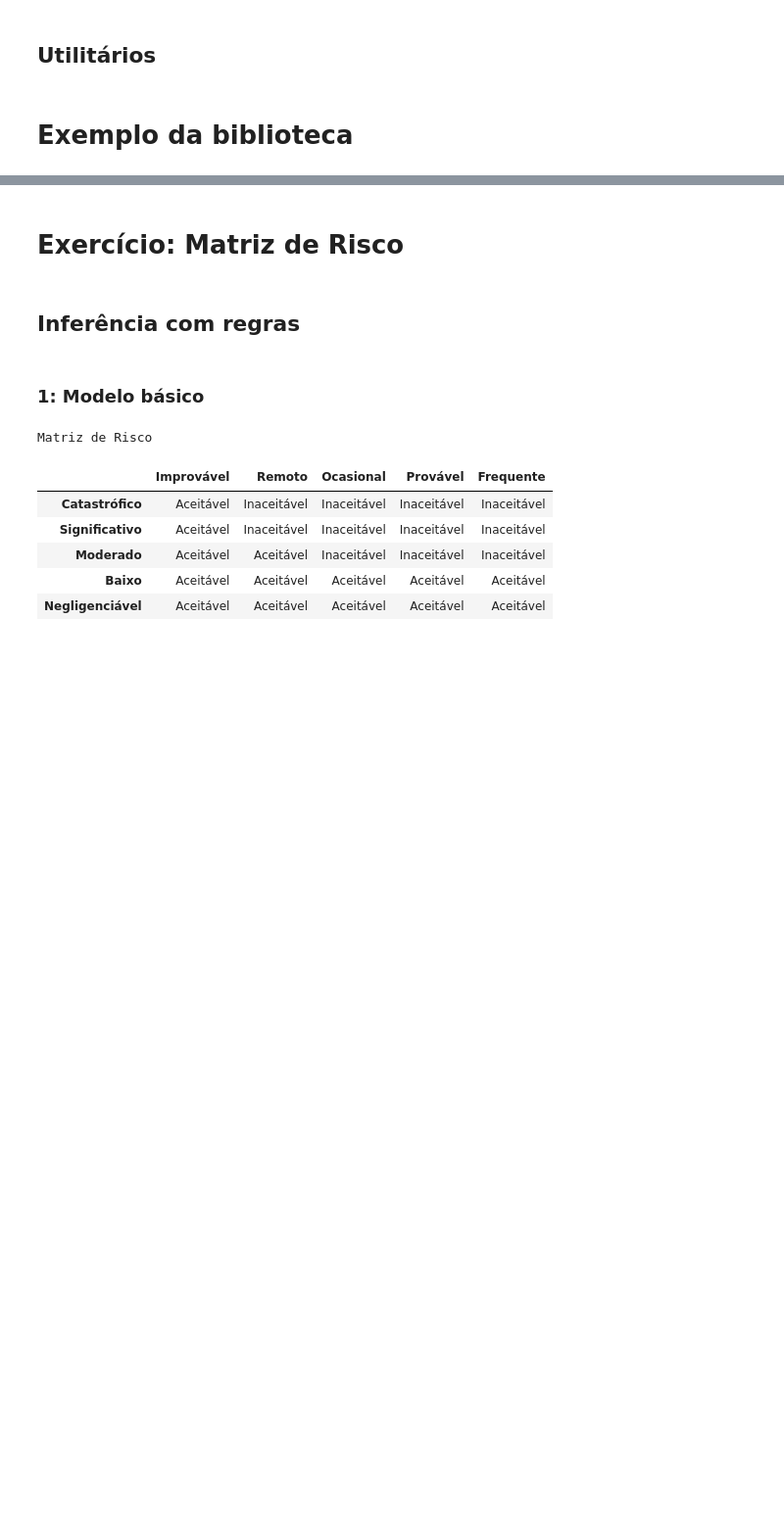
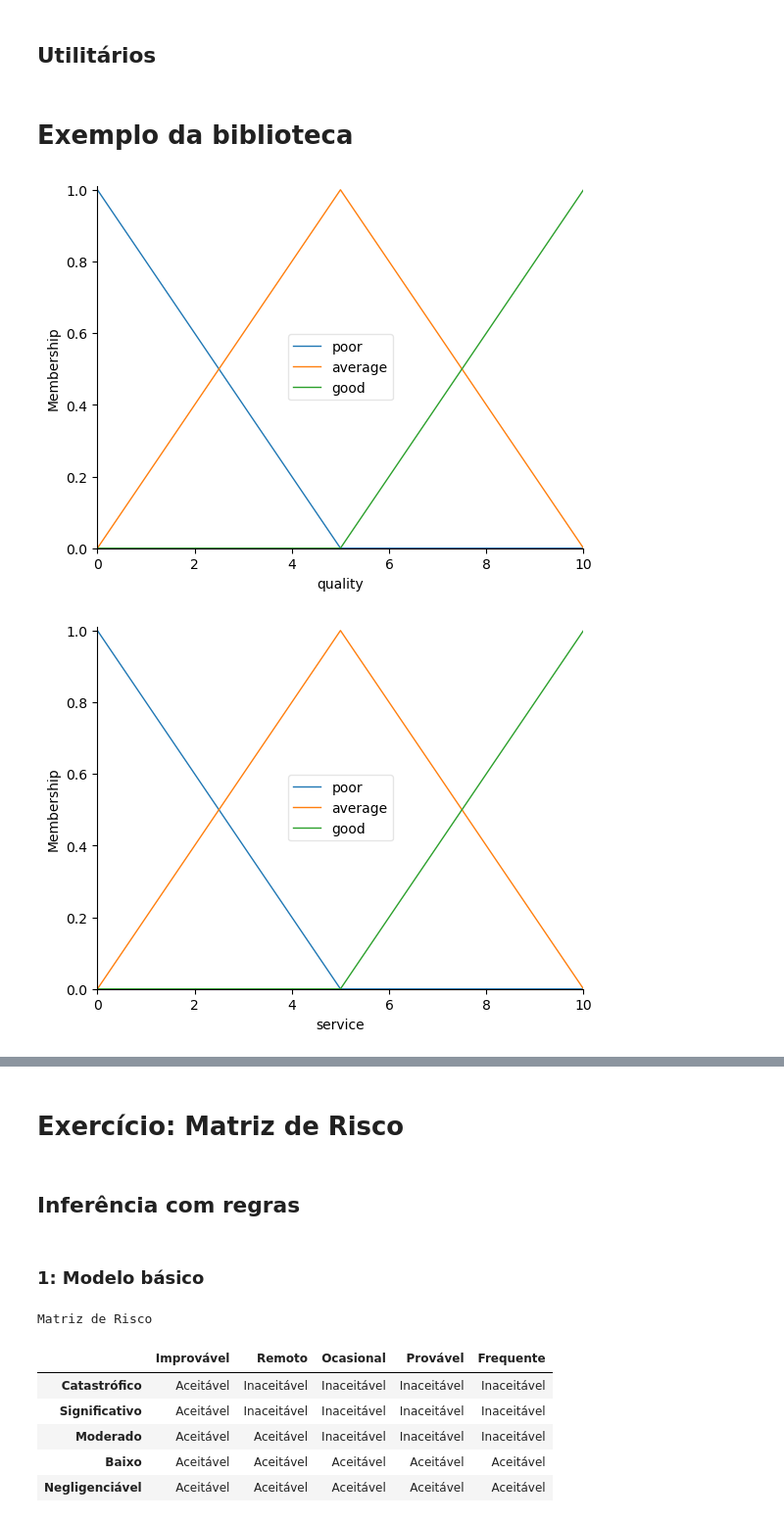
Before and after one commit to Nielo-47/ICA, a Jupyter notebook: Fuzzy.ipynb, the cells around one changed output, grey strips where cells are left out. Shown: that part at 98% size. Drawn from its saved outputs; the diff is of its cells as text; code cells hidden in the pictures; blank space fills up the shorter version.

```diff
--- a/Fuzzy.ipynb
+++ b/Fuzzy.ipynb
@@ -40,24 +46,24 @@ def interpretar_resultado(valor_risco, universo, mostrar=True):
 # %%
 import numpy as np
 import skfuzzy as fuzz
 from skfuzzy import control as ctrl
 
 # New Antecedent/Consequent objects hold universe variables and membership
 # functions
 quality = ctrl.Antecedent(np.arange(0, 11, 1), "quality")
 service = ctrl.Antecedent(np.arange(0, 11, 1), "service")
 tip = ctrl.Consequent(np.arange(0, 26, 1), "tip")
 
 # Auto-membership function population is possible with .automf(3, 5, or 7)
 quality.automf(3)
 service.automf(3)
+tip.automf(names= ["low", "medium", "high"])
 
-# # Custom membership functions can be built interactively with a familiar,
-# # Pythonic API
-tip["low"] = fuzz.trimf(tip.universe, [0, 0, 13])
-tip["medium"] = fuzz.trimf(tip.universe, [0, 13, 25])
-tip["high"] = fuzz.trimf(tip.universe, [13, 25, 25])
+
 
 quality.view()
 service.view()
 tip.view()
+# %% [output]
+[figure, added]
+[figure, added]
```
Also changed, not shown: parts of 9 cells of this notebook, 1 other file.
